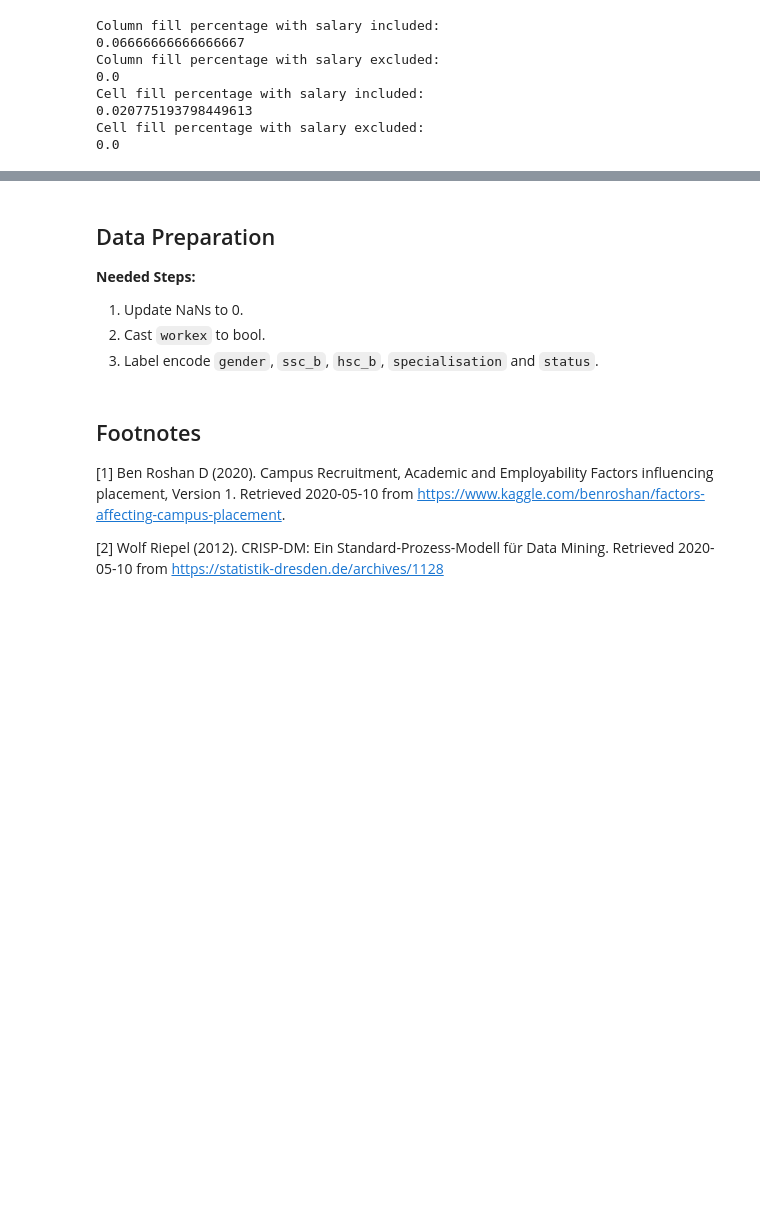
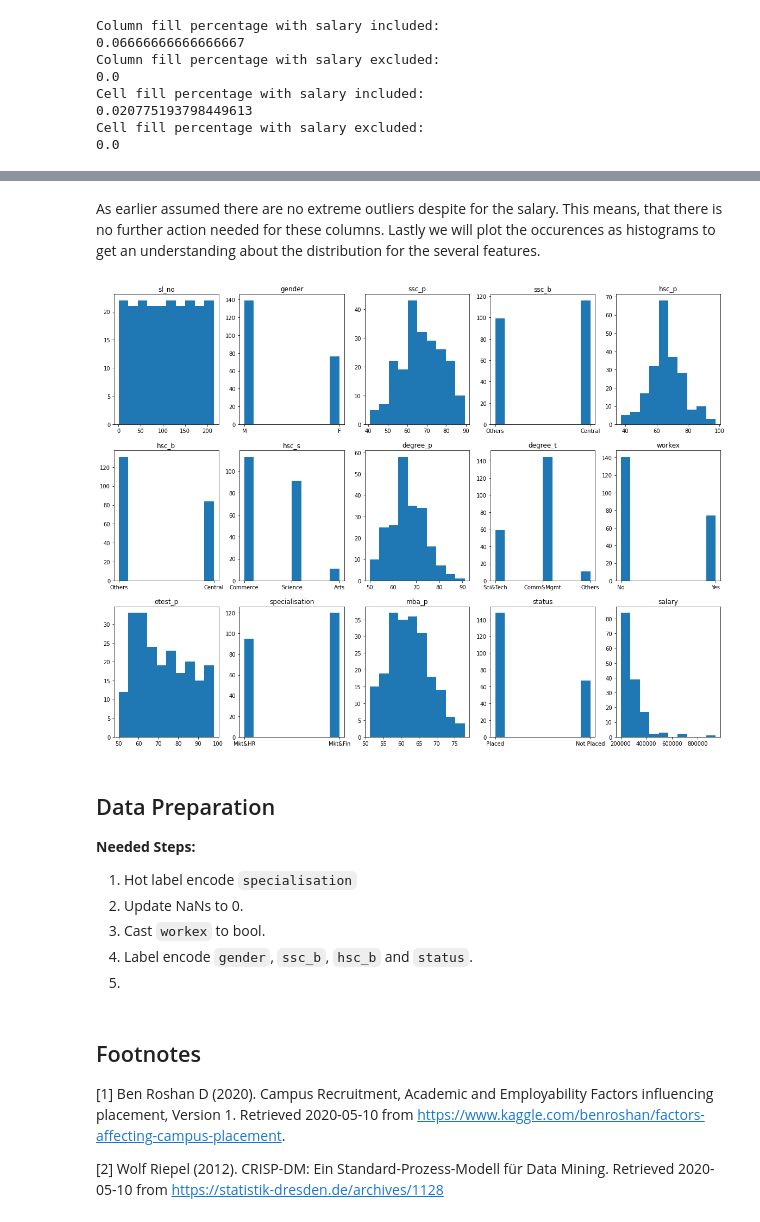
Before and after one commit to tinomerl/campus-recruitment-svm, a Jupyter notebook: campus-recruitment-svm.ipynb, the cells around one changed output, grey strips where cells are left out. Drawn from its saved outputs; the diff is of its cells as text; code cells hidden in the pictures; blank space fills up the shorter version.

Commit message:
drew graphs

```diff
--- a/campus-recruitment-svm.ipynb
+++ b/campus-recruitment-svm.ipynb
@@ -160,11 +205,35 @@ This proves the thesis, that except `salary` all columns and cells are perfectly
+# %% [markdown]
+As earlier assumed there are no extreme outliers despite for the salary. This means, that there is no further action needed for these columns. Lastly we will plot the occurences as histograms to get an understanding about the distribution for the several features.
+# %%
+cols = list(df.columns)
+ncols = 5
+nrows = round(len(cols)/ncols)
+fig, ax = plt.subplots(nrows=nrows, ncols=ncols, figsize=(20, 15))
+i = 0
+j = 0
+
+while len(cols) != 0:
+    column = cols[0]
+    cols.remove(column)
+    ax[i, j].hist(df[column])
+    ax[i, j].set_title(column)
+    j += 1
+    if j == ncols:
+        j = 0
+        i += 1
+plt.draw()
+# %% [output]
+[figure, added]
 # %% [markdown]
 ## Data Preparation
 
 __Needed Steps:__
 
-1. Update NaNs to 0.
-2. Cast `workex` to bool.
-3. Label encode `gender`, `ssc_b`, `hsc_b`, `specialisation` and `status`.
+1. Hot label encode `specialisation`
+2. Update NaNs to 0.
+3. Cast `workex` to bool.
+4. Label encode `gender`, `ssc_b`, `hsc_b` and `status`.
+5.
 # %% [markdown]
 ## Footnotes
 [1]<a class="anchor" id="kaggle_dataset"></a> Ben Roshan D (2020). Campus Recruitment, Academic and Employability Factors influencing placement, Version 1. Retrieved 2020-05-10 from https://www.kaggle.com/benroshan/factors-affecting-campus-placement.
```
Also changed, not shown: parts of 6 cells of this notebook.
